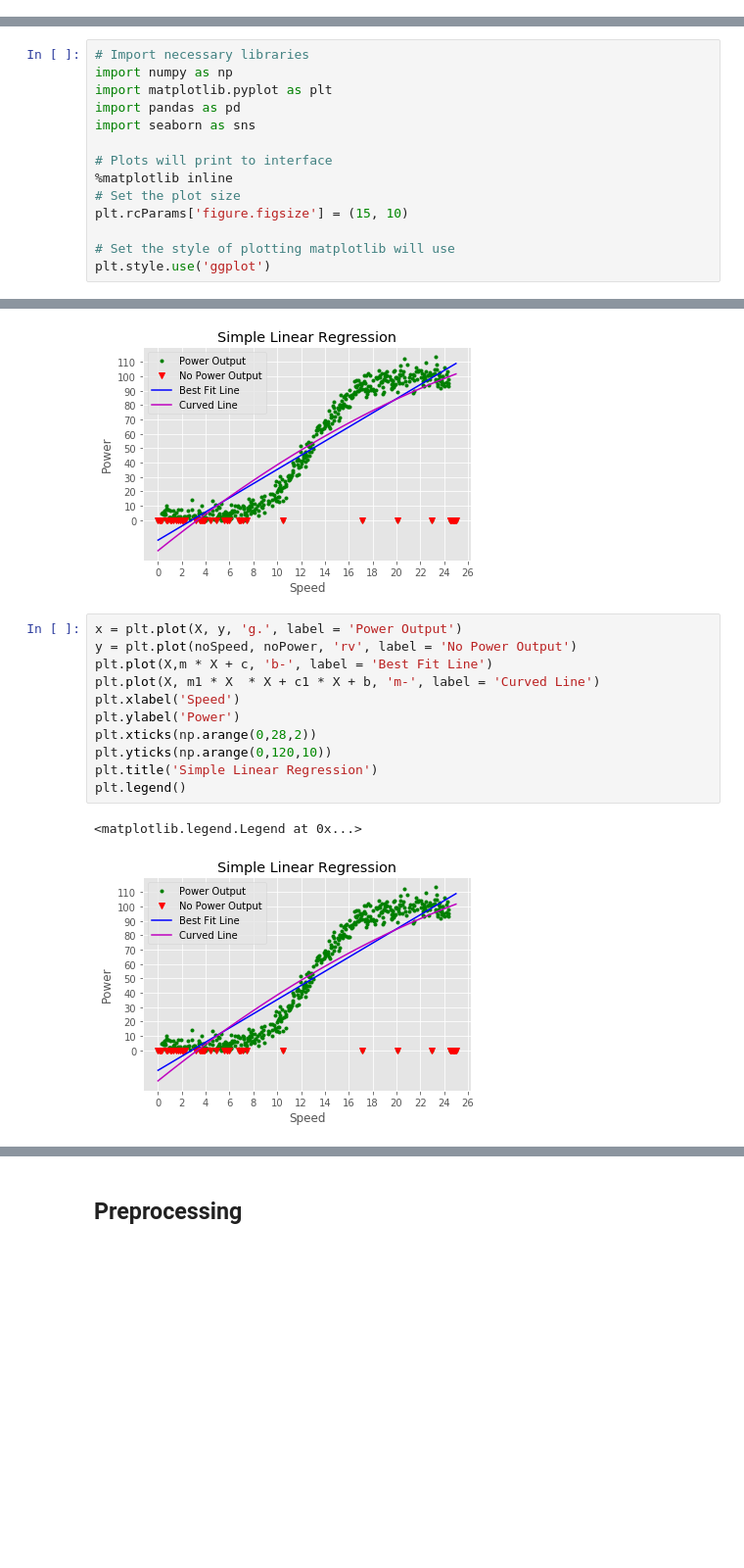
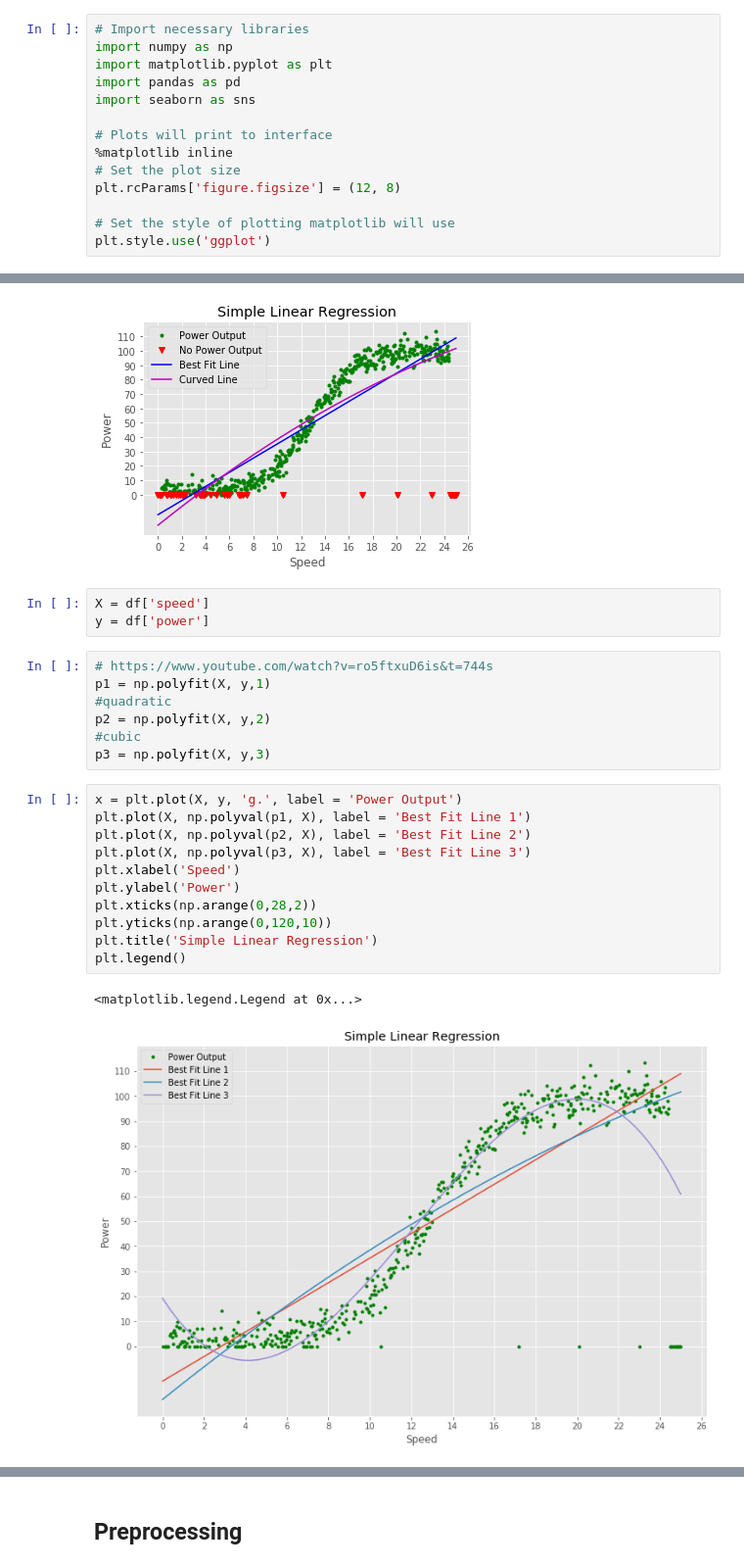
Before and after one commit to shaner1/FunDA_Project_2020, a Jupyter notebook: FunDA_Project_2020.ipynb, the cells around one changed output, grey strips where cells are left out. Shown: that part at 98% size. Cells and saved outputs as stored; diff of their text form; blank space fills up the shorter version.

Commit message:
Used polyfit and polyval to fit a curved line. Added explanation of linear regression

```diff
--- a/FunDA_Project_2020.ipynb
+++ b/FunDA_Project_2020.ipynb
@@ -34,6 +34,20 @@ look into bias https://www.ritchieng.com/machine-learning-evaluate-linear-regres
 Bayes information criteria
 
 Use scikit learn to remove outliers
+# %%
+# Import necessary libraries
+import numpy as np
+import matplotlib.pyplot as plt
+import pandas as pd
+import seaborn as sns
+
+# Plots will print to interface
+%matplotlib inline
+# Set the plot size
+plt.rcParams['figure.figsize'] = (12, 8)
+
+# Set the style of plotting matplotlib will use
+plt.style.use('ggplot')
 # %% [markdown]
 ## Regression
 
@@ -52,14 +56,0 @@ https://en.wikipedia.org/wiki/Machine_learning
-# %%
-# Import necessary libraries
-import numpy as np
-import matplotlib.pyplot as plt
-import pandas as pd
-import seaborn as sns
-
-# Plots will print to interface
-%matplotlib inline
-# Set the plot size
-plt.rcParams['figure.figsize'] = (15, 10)
-
-# Set the style of plotting matplotlib will use
-plt.style.use('ggplot')
@@ -291,17 +320,27 @@ plt.legend()
 # %% [output]
 <matplotlib.legend.Legend at 0x...>
 [figure]
+# %%
+X = df['speed']
+y = df['power']
+# %%
+# https://www.youtube.com/watch?v=ro5ftxuD6is&t=744s
+p1 = np.polyfit(X, y,1)
+#quadratic
+p2 = np.polyfit(X, y,2)
+#cubic
+p3 = np.polyfit(X, y,3)
 # %%
 x = plt.plot(X, y, 'g.', label = 'Power Output')
-y = plt.plot(noSpeed, noPower, 'rv', label = 'No Power Output')
-plt.plot(X,m * X + c, 'b-', label = 'Best Fit Line')
-plt.plot(X, m1 * X  * X + c1 * X + b, 'm-', label = 'Curved Line')
+plt.plot(X, np.polyval(p1, X), label = 'Best Fit Line 1')
+plt.plot(X, np.polyval(p2, X), label = 'Best Fit Line 2')
+plt.plot(X, np.polyval(p3, X), label = 'Best Fit Line 3')
 plt.xlabel('Speed')
 plt.ylabel('Power')
 plt.xticks(np.arange(0,28,2))
 plt.yticks(np.arange(0,120,10))
 plt.title('Simple Linear Regression')
 plt.legend()
 # %% [output]
 <matplotlib.legend.Legend at 0x...>
-[figure, old version]
+[figure, new version]
```
Also changed, not shown: parts of 5 cells of this notebook.
